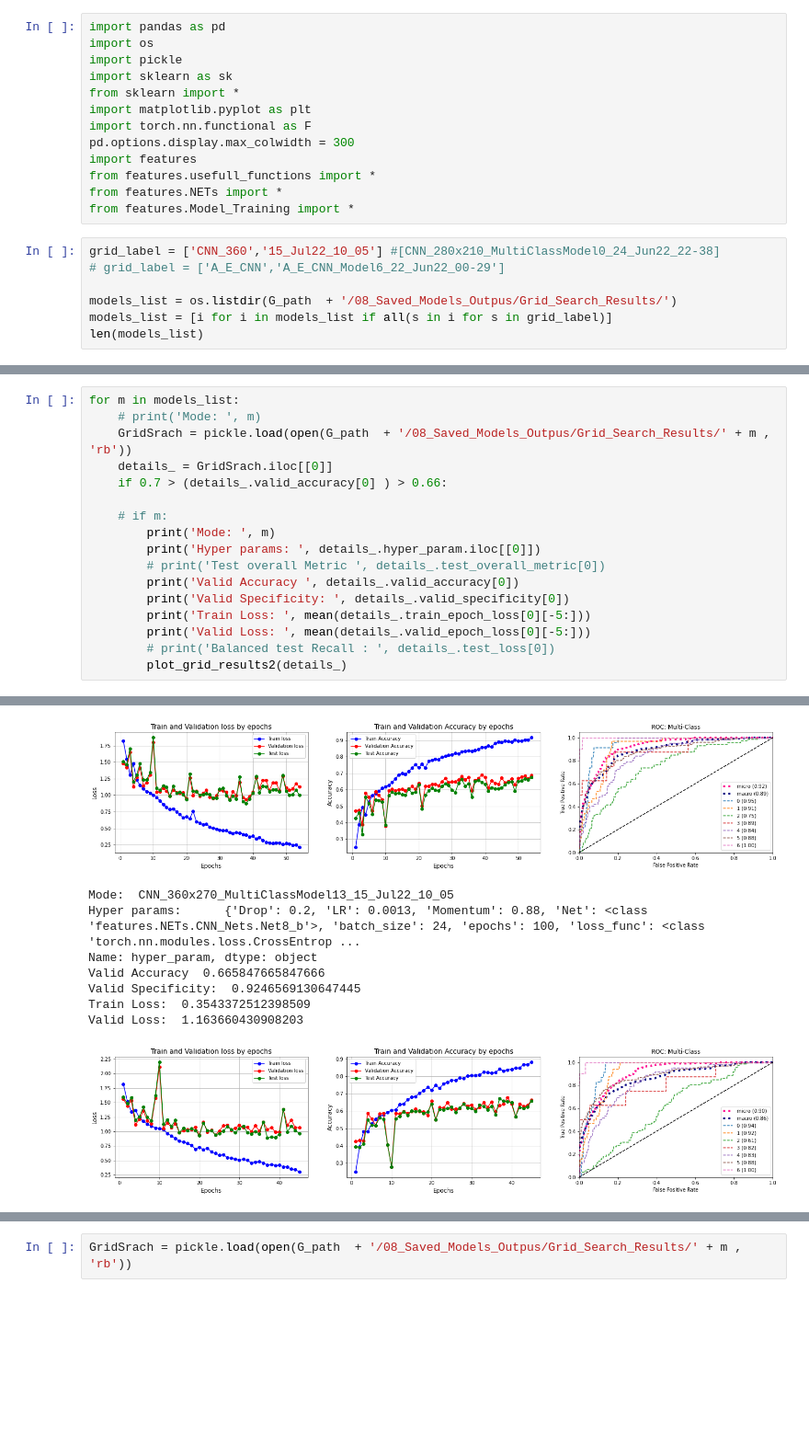
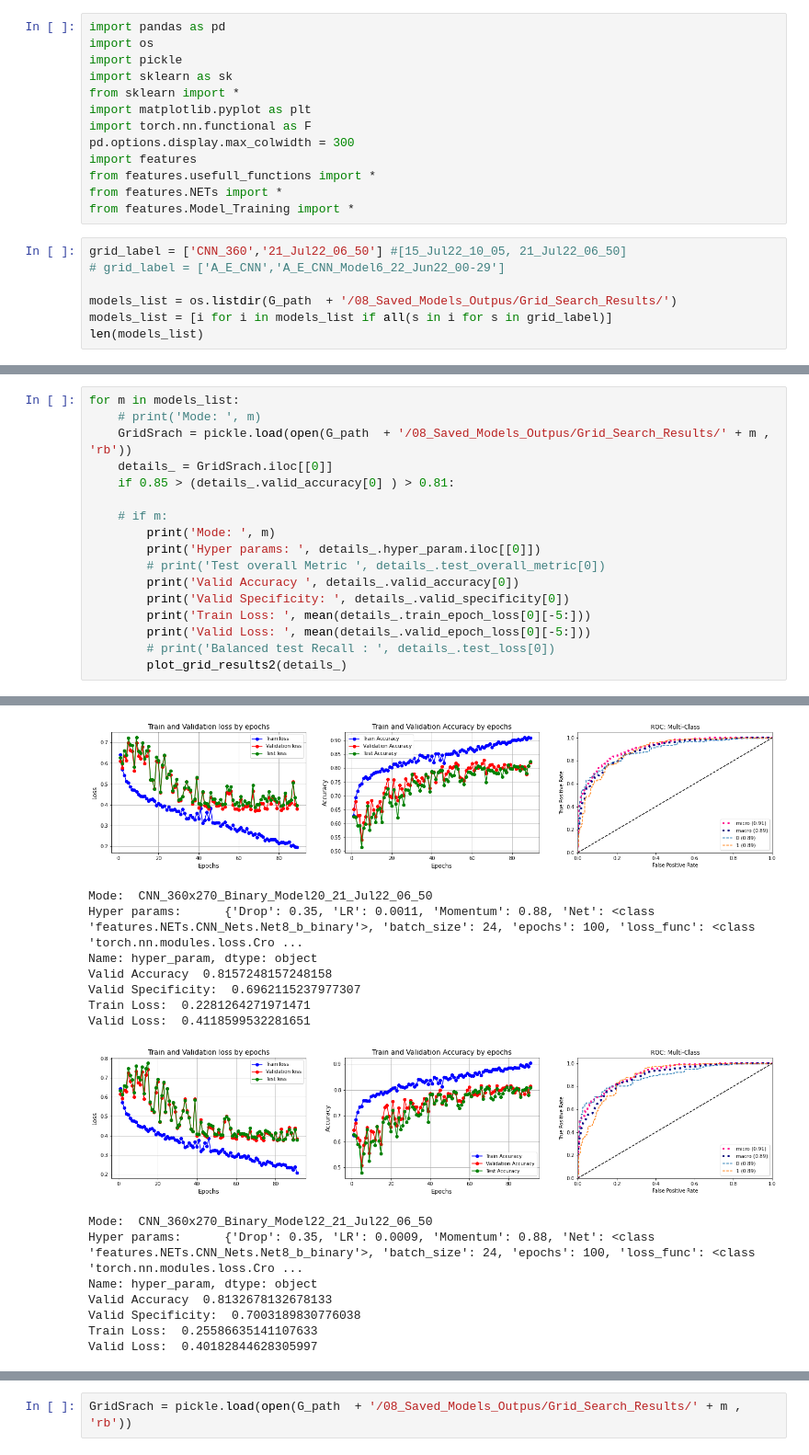
Before and after one commit to sepandms/SkinCare, a Jupyter notebook: GridSearch_Results.ipynb, the cells around one changed output, grey strips where cells are left out. Shown at 92% size. Cells and saved outputs as stored; diff of their text form; blank space fills up the shorter version.

```diff
--- a/GridSearch_Results.ipynb
+++ b/GridSearch_Results.ipynb
@@ -21,7 +23,7 @@ from features.usefull_functions import *
 from features.NETs import *
 from features.Model_Training import *
 # %%
-grid_label = ['CNN_360','15_Jul22_10_05'] #[CNN_280x210_MultiClassModel0_24_Jun22_22-38]
+grid_label = ['CNN_360','21_Jul22_06_50'] #[15_Jul22_10_05, 21_Jul22_06_50]
 # grid_label = ['A_E_CNN','A_E_CNN_Model6_22_Jun22_00-29']
 
 models_list = os.listdir(G_path  + '/08_Saved_Models_Outpus/Grid_Search_Results/')
@@ -34,7 +36,7 @@ for m in models_list:
     # print('Mode: ', m)
     GridSrach = pickle.load(open(G_path  + '/08_Saved_Models_Outpus/Grid_Search_Results/' + m , 'rb'))
     details_ = GridSrach.iloc[[0]]
-    if 0.7 > (details_.valid_accuracy[0] ) > 0.66:
+    if 0.85 > (details_.valid_accuracy[0] ) > 0.81:
 
     # if m:
         print('Mode: ', m)
@@ -65,9 +67,16 @@ Valid Loss:  1.1191804324879366
-[figure, old version]
+[figure, new version]
-Mode:  CNN_360x270_MultiClassModel13_15_Jul22_10_05
-Hyper params:      {'Drop': 0.2, 'LR': 0.0013, 'Momentum': 0.88, 'Net': <class 'features.NETs.CNN_Nets.Net8_b'>, 'batch_size': 24, 'epochs': 100, 'loss_func': <class 'torch.nn.modules.loss.CrossEntrop ...
+Mode:  CNN_360x270_Binary_Model20_21_Jul22_06_50
+Hyper params:      {'Drop': 0.35, 'LR': 0.0011, 'Momentum': 0.88, 'Net': <class 'features.NETs.CNN_Nets.Net8_b_binary'>, 'batch_size': 24, 'epochs': 100, 'loss_func': <class 'torch.nn.modules.loss.Cro ...
 Name: hyper_param, dtype: object
-Valid Accuracy  0.665847665847666
-Valid Specificity:  0.9246569130647445
-Train Loss:  0.3543372512398509
-Valid Loss:  1.163660430908203
+Valid Accuracy  0.8157248157248158
+Valid Specificity:  0.6962115237977307
+Train Loss:  0.2281264271971471
+Valid Loss:  0.4118599532281651
-[figure, old version]
+[figure, new version]
+Mode:  CNN_360x270_Binary_Model22_21_Jul22_06_50
+Hyper params:      {'Drop': 0.35, 'LR': 0.0009, 'Momentum': 0.88, 'Net': <class 'features.NETs.CNN_Nets.Net8_b_binary'>, 'batch_size': 24, 'epochs': 100, 'loss_func': <class 'torch.nn.modules.loss.Cro ...
+Name: hyper_param, dtype: object
+Valid Accuracy  0.8132678132678133
+Valid Specificity:  0.7003189830776038
+Train Loss:  0.25586635141107633
+Valid Loss:  0.40182844628305997
```
Also changed, not shown: parts of 3 cells of this notebook, 29 other files.
